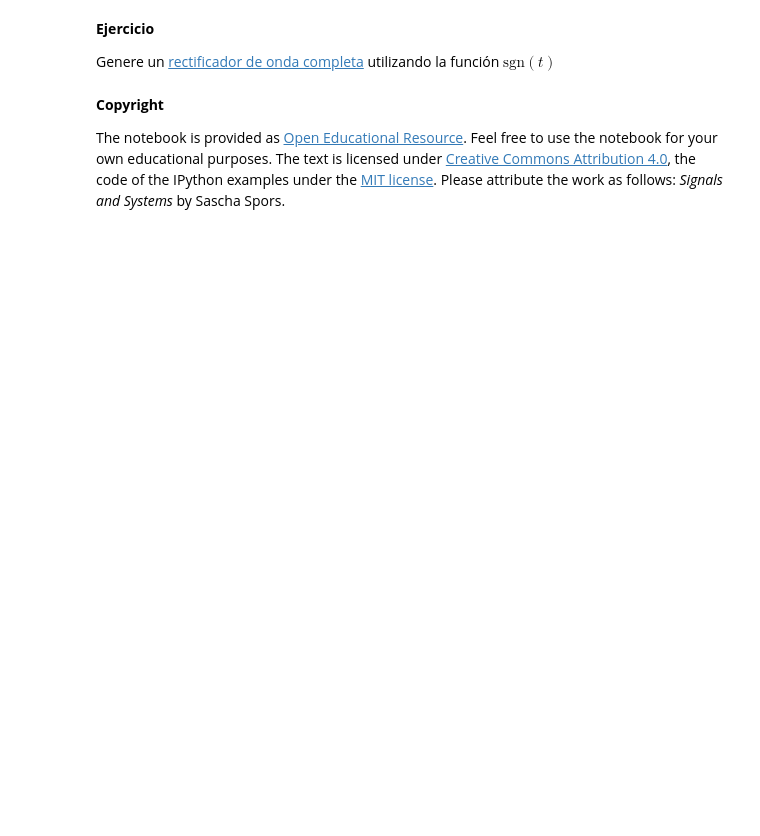
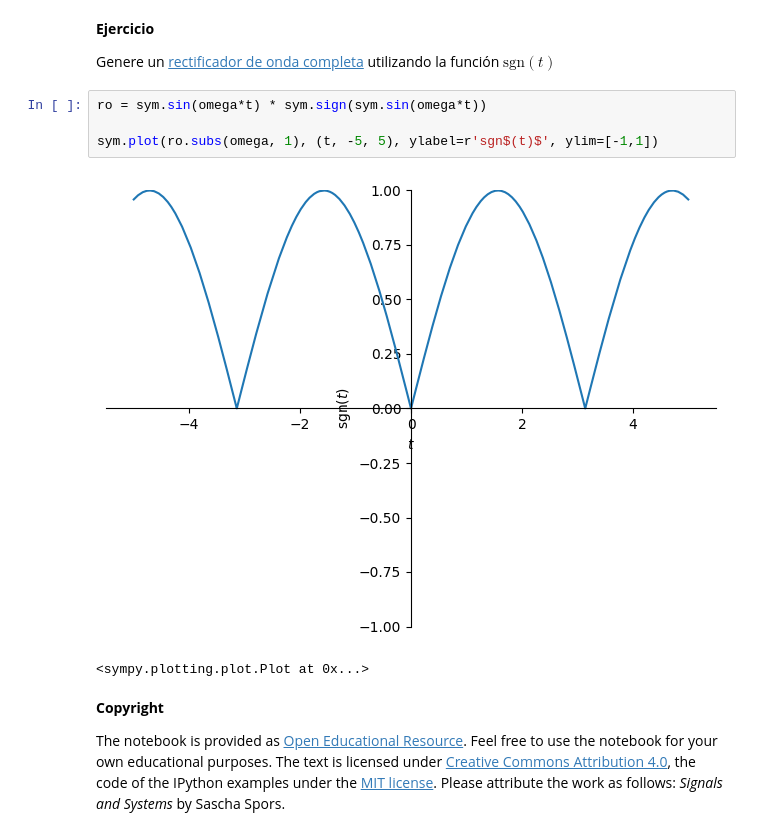
Before and after one commit to Locojuan9/se-ales_y_sistemas, a Jupyter notebook: 1_IntroduccionSyS/2_Señales_estandar.ipynb, the cells around one changed output. Saved outputs shown, nothing was run; the diff lists cells and outputs as text; blank space fills up the shorter version.

```diff
--- a/1_IntroduccionSyS/2_Señales_estandar.ipynb
+++ b/1_IntroduccionSyS/2_Señales_estandar.ipynb
@@ -351,6 +351,13 @@ sym.plot(sgn, (t, -2, 2), ylim=[-1.2, 1.2], ylabel=r'sgn$(t)$');
 **Ejercicio**
 
 Genere un [rectificador de onda completa](https://en.wikipedia.org/wiki/Rectifier#Full-wave_rectification) utilizando la función $\text{sgn}(t)$
+# %%
+ro = sym.sin(omega*t) * sym.sign(sym.sin(omega*t))
+
+sym.plot(ro.subs(omega, 1), (t, -5, 5), ylabel=r'sgn$(t)$', ylim=[-1,1])
+# %% [output]
+[figure, added]
+<sympy.plotting.plot.Plot at 0x...>
 # %% [markdown]
 **Copyright**
 
```
Also changed, not shown: parts of 2 cells of this notebook.
